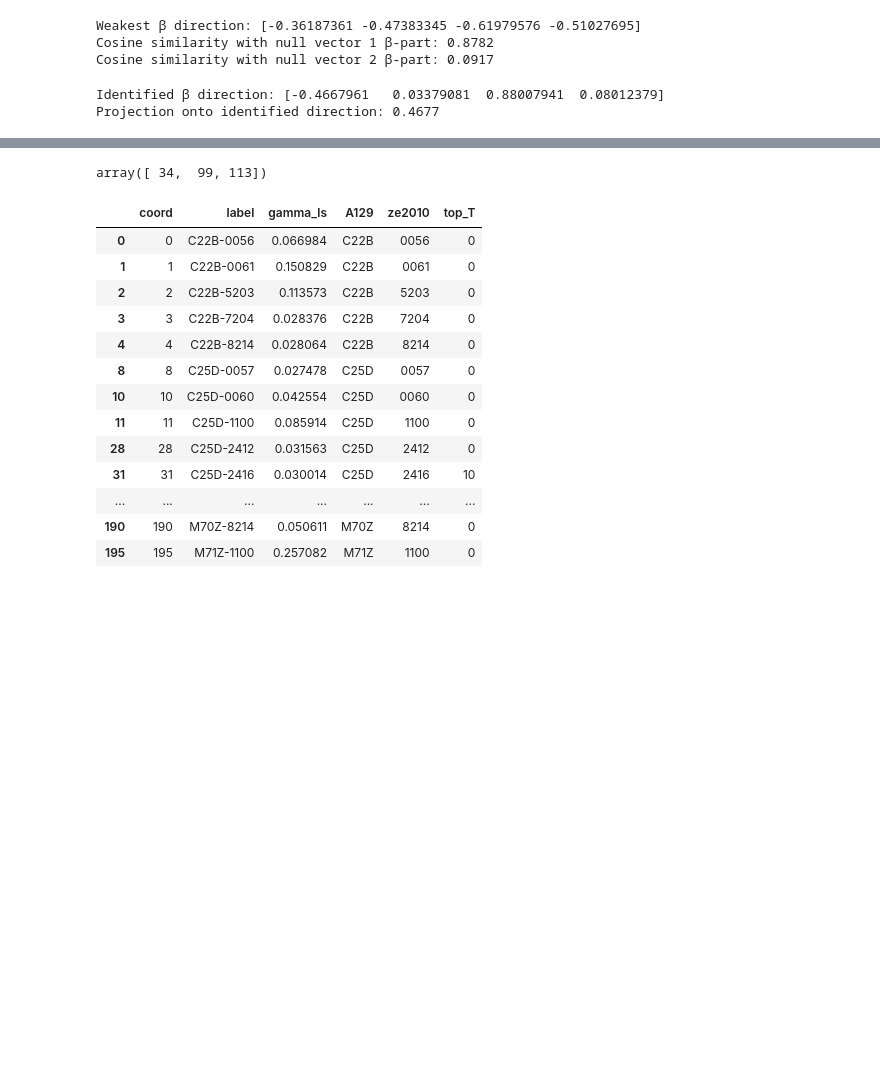
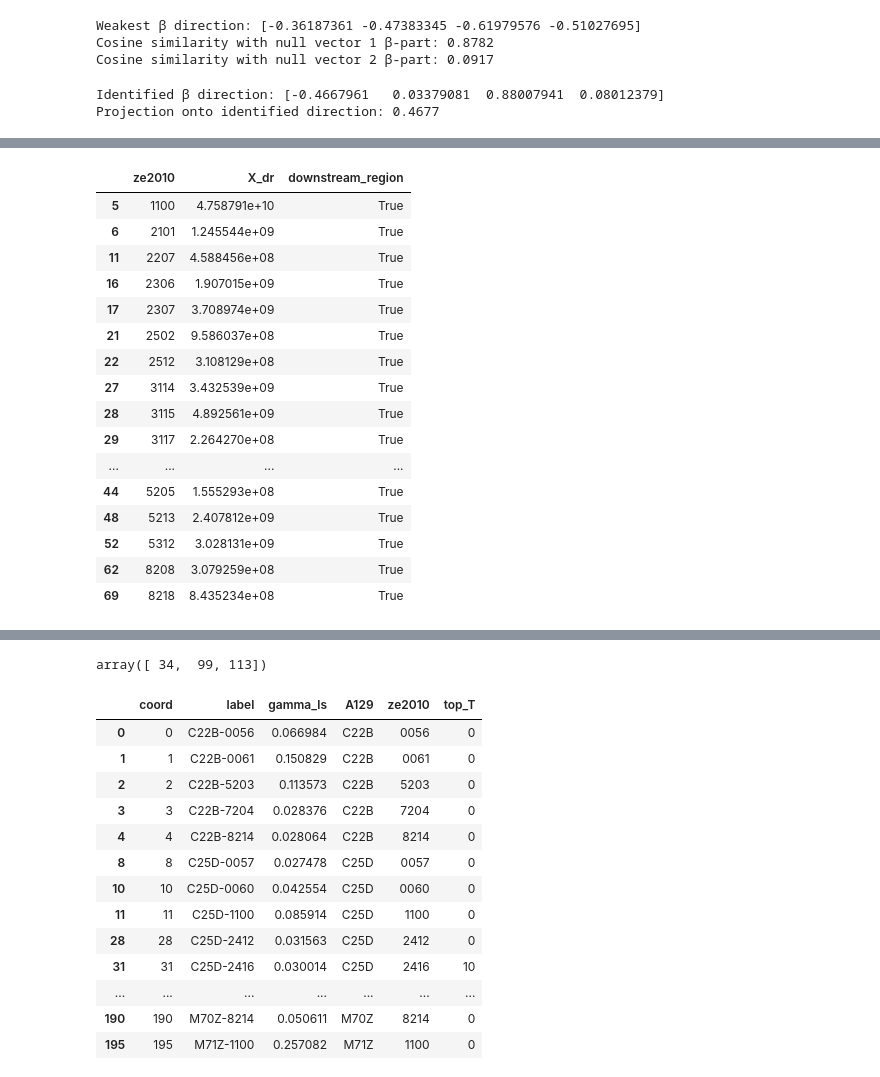
Before and after one commit to SwannChelly/SMM_Spatial_Comovement, a Jupyter notebook: analysis.ipynb, the cells around one changed output, grey strips where cells are left out. Drawn from its saved outputs; the diff is of its cells as text; code cells hidden in the pictures; blank space fills up the shorter version.

```diff
--- a/analysis.ipynb
+++ b/analysis.ipynb
@@ -1870,3 +1874,25 @@ Projection onto identified direction: 0.4677
+# %%
+pi_r_reference = X_dr.query('downstream_region')
+pi_r_reference = pi_r_reference[pi_r_reference.X_dr != pi_r_reference.X_dr.max()]
+pi_r_reference
+# %% [output]
+|  | ze2010 | X_dr | downstream_region |
+| 5 | 1100 | 4.758791e+10 | True |
+| 6 | 2101 | 1.245544e+09 | True |
+| 11 | 2207 | 4.588456e+08 | True |
+| 16 | 2306 | 1.907015e+09 | True |
+| 17 | 2307 | 3.708974e+09 | True |
+| 21 | 2502 | 9.586037e+08 | True |
+| 22 | 2512 | 3.108129e+08 | True |
+| 27 | 3114 | 3.432539e+09 | True |
+| 28 | 3115 | 4.892561e+09 | True |
+| 29 | 3117 | 2.264270e+08 | True |
+| ... | ... | ... | ... |
+| 44 | 5205 | 1.555293e+08 | True |
+| 48 | 5213 | 2.407812e+09 | True |
+| 52 | 5312 | 3.028131e+09 | True |
+| 62 | 8208 | 3.079259e+08 | True |
+| 69 | 8218 | 8.435234e+08 | True |
 # %%
 for industry in ['auto','aero']:
     print("The industry is: ", industry)
```
Also changed, not shown: parts of 9 cells of this notebook.
